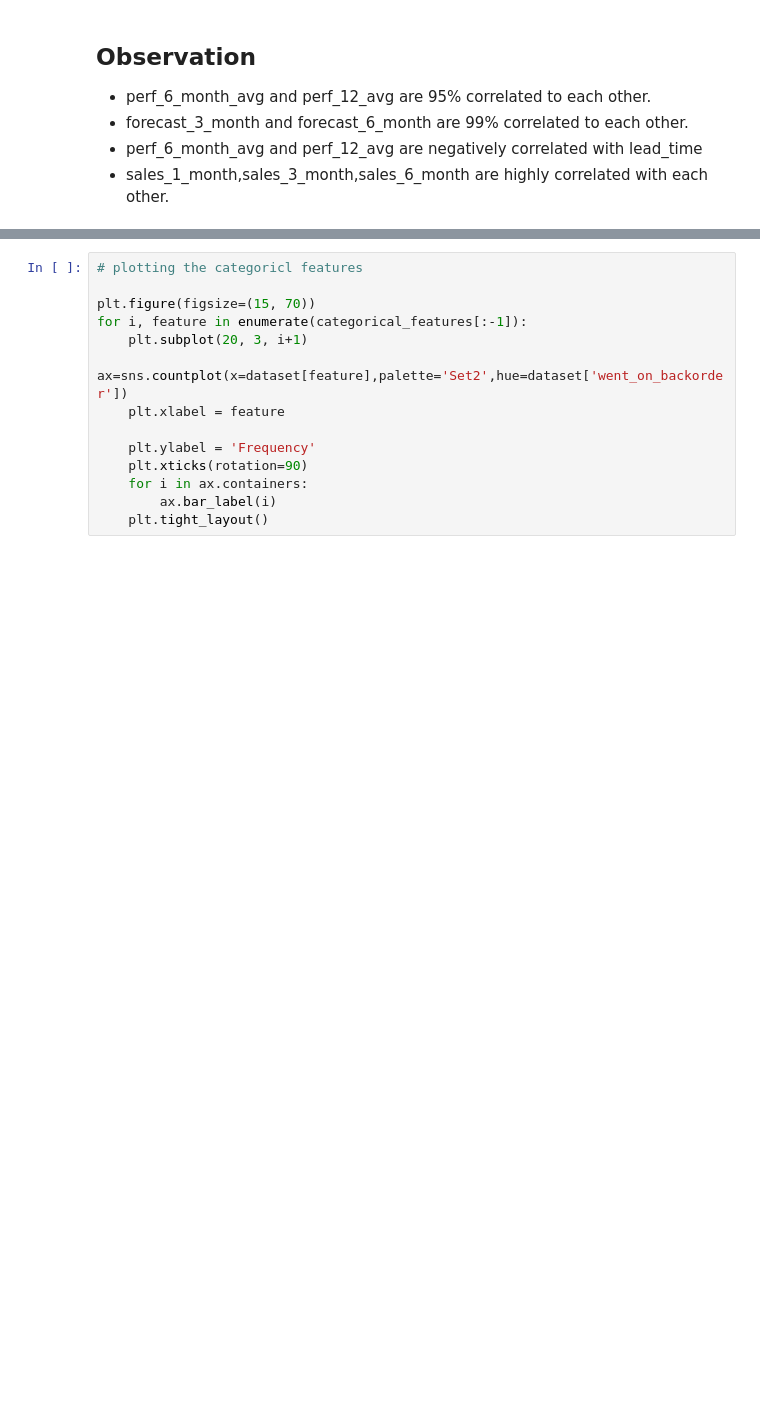
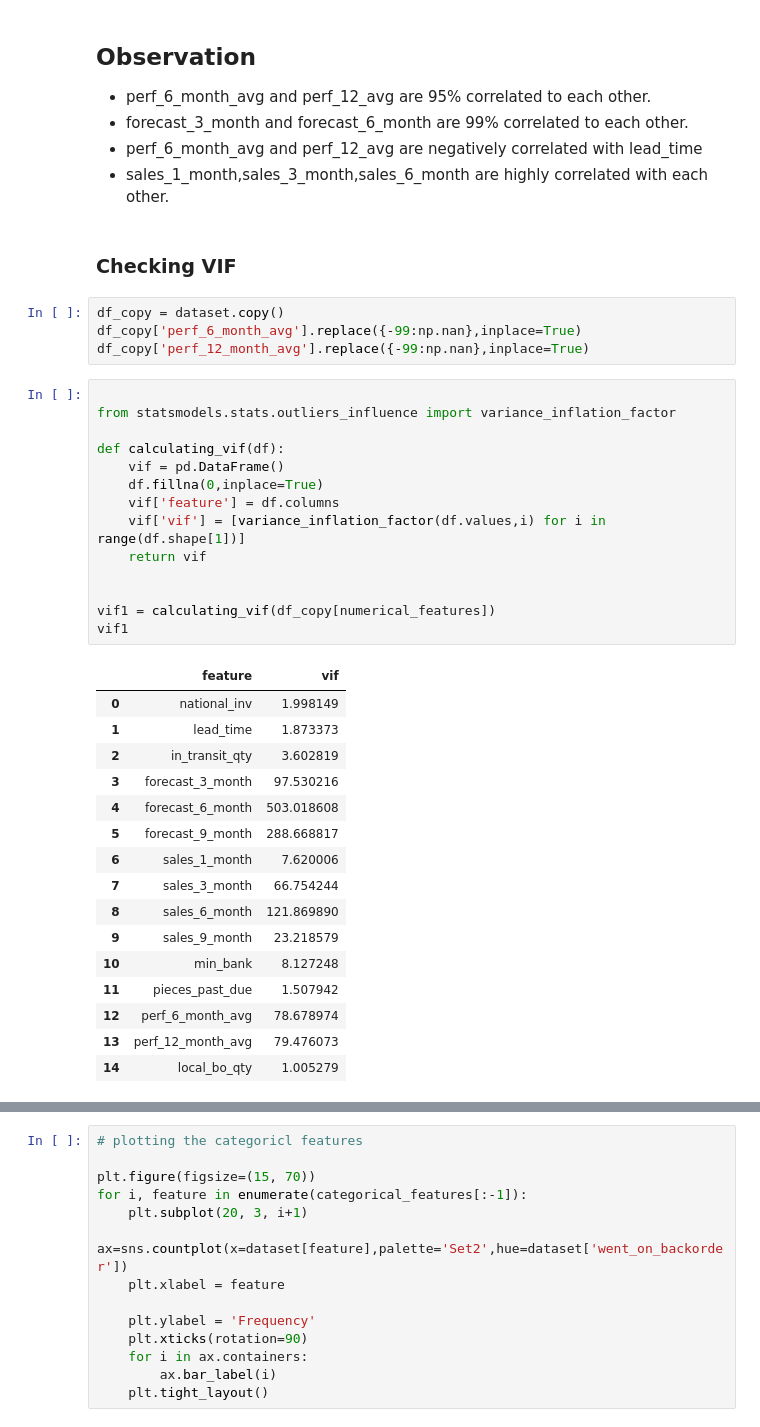
Before and after one commit to medashabari/BackorderPrediction, a Jupyter notebook: notebook/back-order-prediction.ipynb, the cells around one changed output, grey strips where cells are left out. Saved outputs shown, nothing was run; the diff lists cells and outputs as text; blank space fills up the shorter version.

```diff
--- a/notebook/back-order-prediction.ipynb
+++ b/notebook/back-order-prediction.ipynb
@@ -335,3 +333,40 @@ sns.heatmap(dataset[numerical_features].corr(),annot=True,cmap='viridis')
 - forecast_3_month and forecast_6_month are 99% correlated to each other.
 - perf_6_month_avg and perf_12_avg are negatively correlated with lead_time
 - sales_1_month,sales_3_month,sales_6_month are highly correlated with each other.
+# %% [markdown]
+### Checking VIF
+# %%
+df_copy = dataset.copy()
+df_copy['perf_6_month_avg'].replace({-99:np.nan},inplace=True)
+df_copy['perf_12_month_avg'].replace({-99:np.nan},inplace=True)
+# %%
+
+from statsmodels.stats.outliers_influence import variance_inflation_factor
+
+def calculating_vif(df):
+    vif = pd.DataFrame()
+    df.fillna(0,inplace=True)
+    vif['feature'] = df.columns
+    vif['vif'] = [variance_inflation_factor(df.values,i) for i in range(df.shape[1])]
+    return vif
+
+
+vif1 = calculating_vif(df_copy[numerical_features])
+vif1
+# %% [output]
+|  | feature | vif |
+| 0 | national_inv | 1.998149 |
+| 1 | lead_time | 1.873373 |
+| 2 | in_transit_qty | 3.602819 |
+| 3 | forecast_3_month | 97.530216 |
+| 4 | forecast_6_month | 503.018608 |
+| 5 | forecast_9_month | 288.668817 |
+| 6 | sales_1_month | 7.620006 |
+| 7 | sales_3_month | 66.754244 |
+| 8 | sales_6_month | 121.869890 |
+| 9 | sales_9_month | 23.218579 |
+| 10 | min_bank | 8.127248 |
+| 11 | pieces_past_due | 1.507942 |
+| 12 | perf_6_month_avg | 78.678974 |
+| 13 | perf_12_month_avg | 79.476073 |
+| 14 | local_bo_qty | 1.005279 |
```
Also changed, not shown: parts of 22 cells of this notebook, 2 other files.
